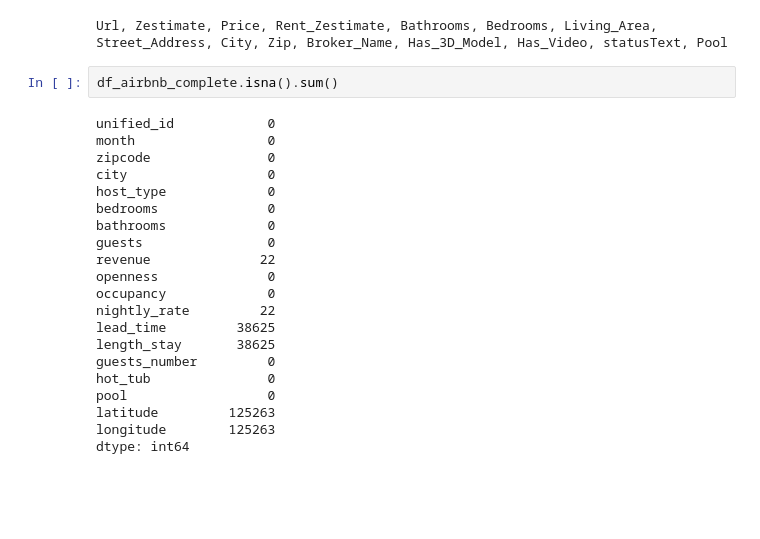
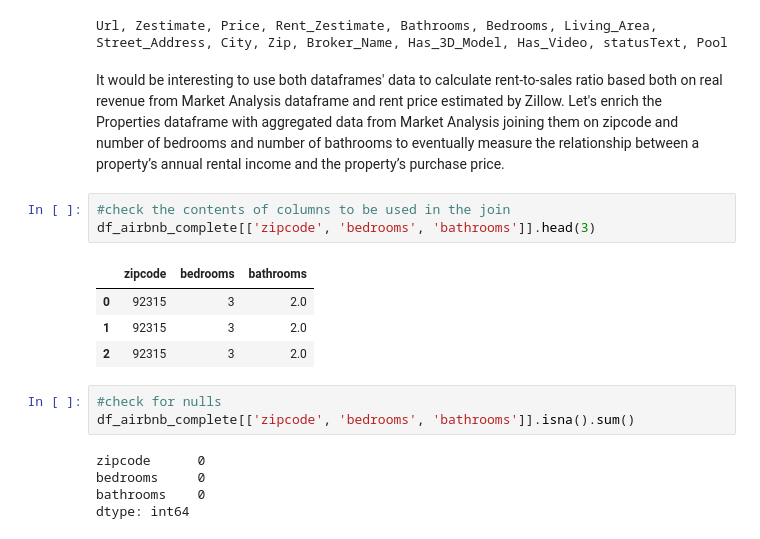
Before and after one commit to ekaterinaleks/airbnb_california, a Jupyter notebook: eda_2019_2022.ipynb, the cells around one changed output. Saved outputs shown, nothing was run; the diff lists cells and outputs as text; blank space fills up the shorter version.

```diff
--- a/eda_2019_2022.ipynb
+++ b/eda_2019_2022.ipynb
@@ -1216,26 +1216,21 @@ A total of 8 uninformative columns were dropped from this dataframe, leaving the
 print(*list(df_properties_full.columns), sep=', ')
 # %% [output]
 Url, Zestimate, Price, Rent_Zestimate, Bathrooms, Bedrooms, Living_Area, Street_Address, City, Zip, Broker_Name, Has_3D_Model, Has_Video, statusText, Pool
-# %%
-df_airbnb_complete.isna().sum()
-# %% [output]
-unified_id            0
-month                 0
-zipcode               0
-city                  0
-host_type             0
-bedrooms              0
-bathrooms             0
-guests                0
-revenue              22
-openness              0
-occupancy             0
-nightly_rate         22
-lead_time         38625
-length_stay       38625
-guests_number         0
-hot_tub               0
-pool                  0
-latitude         125263
-longitude        125263
-dtype: int64
+# %% [markdown]
+It would be interesting to use both dataframes' data to calculate rent-to-sales ratio based both on real revenue from Market Analysis dataframe and rent price estimated by Zillow. Let's enrich the Properties dataframe with aggregated data from Market Analysis joining them on zipcode and number of bedrooms and number of bathrooms to eventually measure the relationship between a property’s annual rental income and the property’s purchase price.
+# %%
+#check the contents of columns to be used in the join
+df_airbnb_complete[['zipcode', 'bedrooms', 'bathrooms']].head(3)
+# %% [output]
+|  | zipcode | bedrooms | bathrooms |
+| 0 | 92315 | 3 | 2.0 |
+| 1 | 92315 | 3 | 2.0 |
+| 2 | 92315 | 3 | 2.0 |
+# %%
+#check for nulls
+df_airbnb_complete[['zipcode', 'bedrooms', 'bathrooms']].isna().sum()
+# %% [output]
+zipcode      0
+bedrooms     0
+bathrooms    0
+dtype: int64
```
Also changed, not shown: parts of 14 cells of this notebook, 7 other files.
